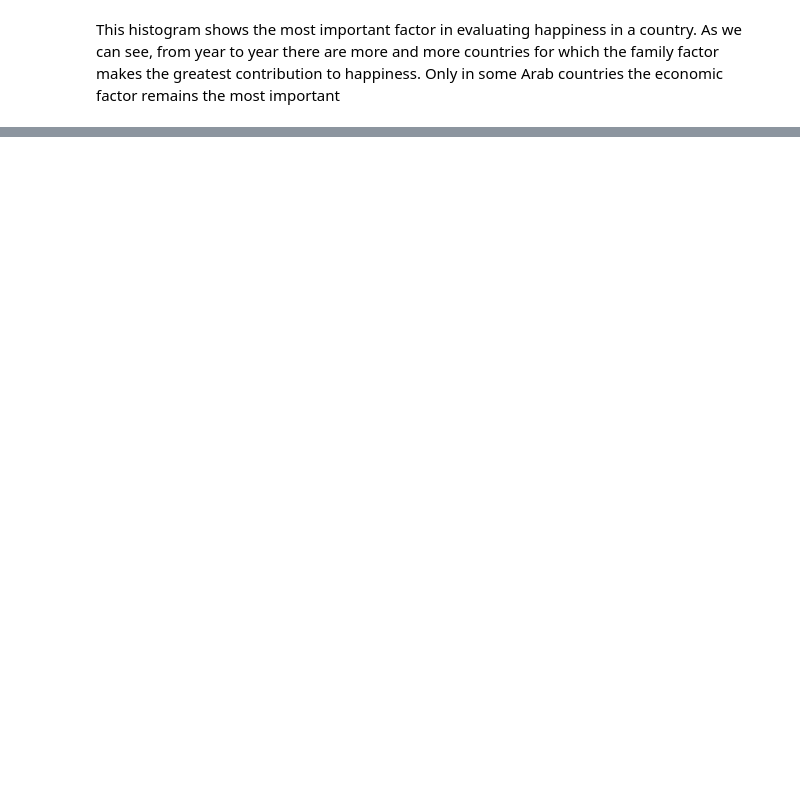
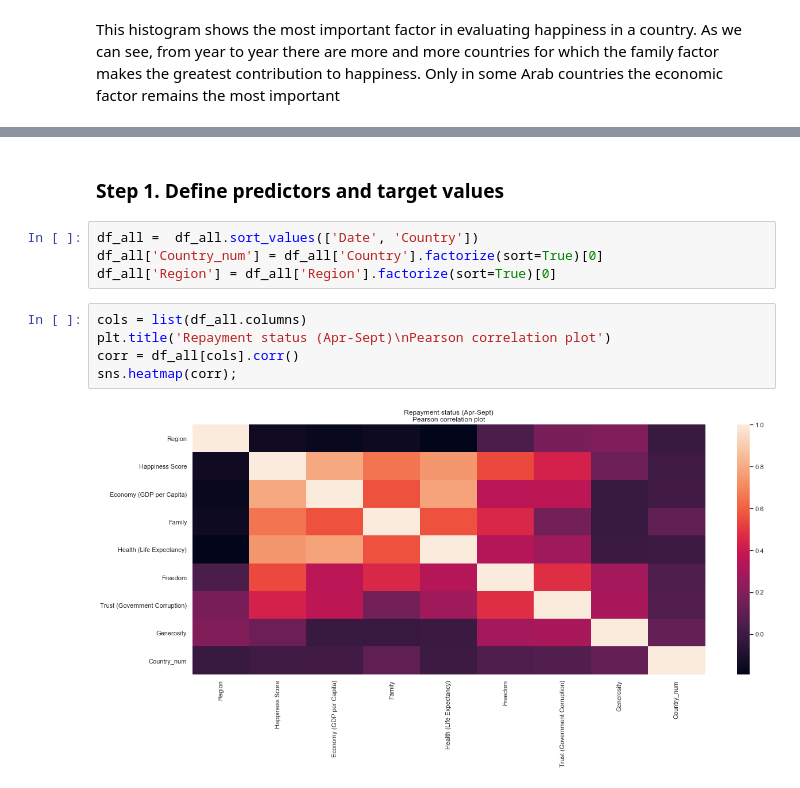
Before and after one commit to DataAnalysis2020/DataAnalysis, a Jupyter notebook: World_happiness2.ipynb, the cells around one changed output, grey strips where cells are left out. Cells and saved outputs as stored; diff of their text form; blank space fills up the shorter version.

```diff
--- a/World_happiness2.ipynb
+++ b/World_happiness2.ipynb
@@ -393,0 +399,13 @@ This histogram shows the most important factor in evaluating happiness in a coun
+# %% [markdown]
+### Step 1. Define predictors and target values
+# %%
+df_all =  df_all.sort_values(['Date', 'Country'])
+df_all['Country_num'] = df_all['Country'].factorize(sort=True)[0]
+df_all['Region'] = df_all['Region'].factorize(sort=True)[0]
+# %%
+cols = list(df_all.columns)
+plt.title('Repayment status (Apr-Sept)\nPearson correlation plot')
+corr = df_all[cols].corr()
+sns.heatmap(corr);
+# %% [output]
+[figure, added]
```
Also changed, not shown: parts of 25 cells of this notebook.
